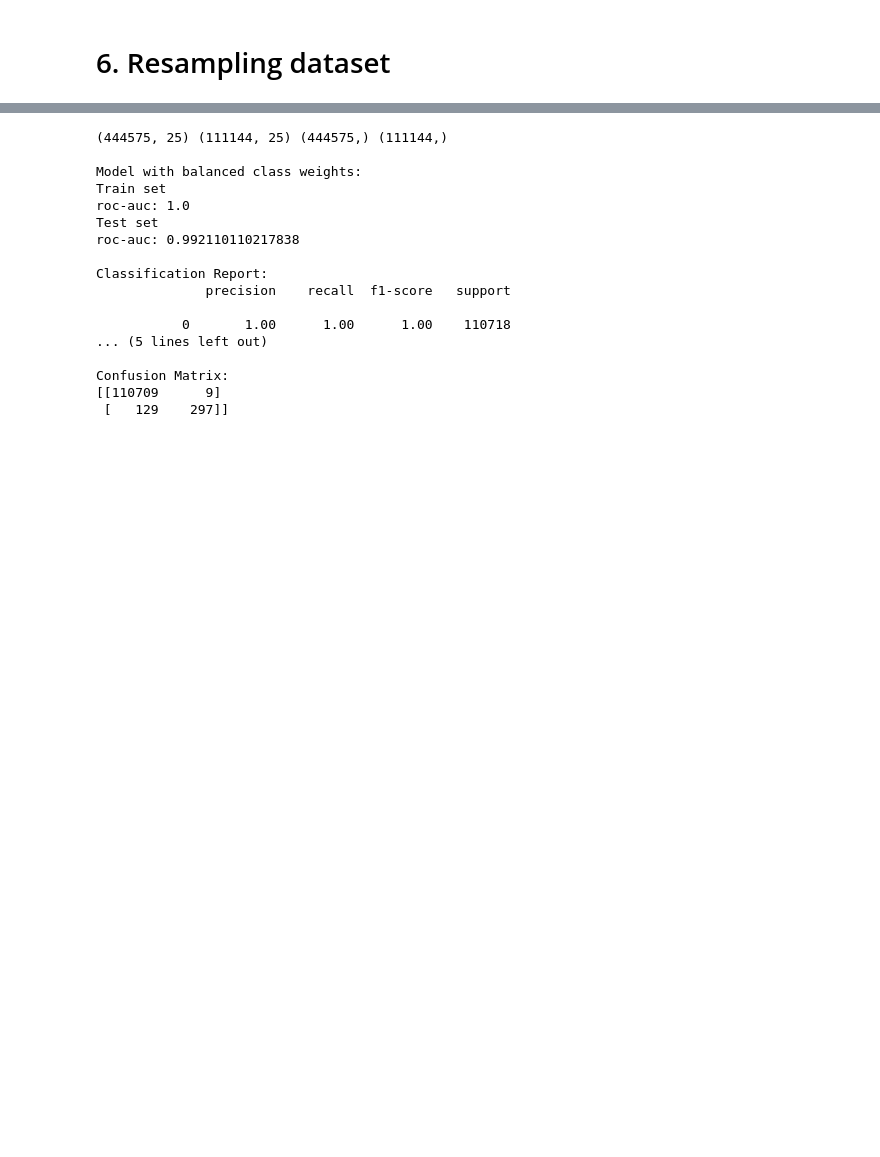
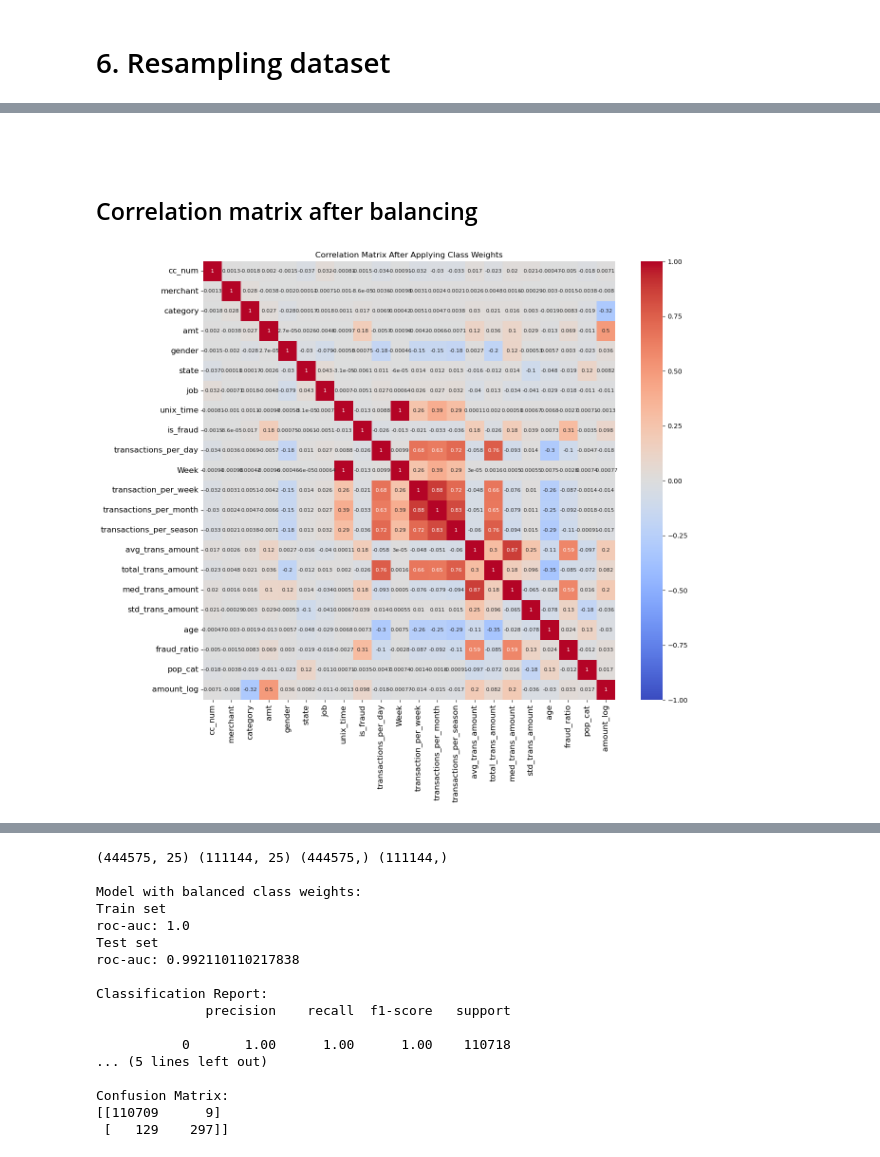
Before and after one commit to SSIN0045/TechnologyInnovationProject, a Jupyter notebook: Modelling.ipynb, the cells around one changed output, grey strips where cells are left out. Drawn from its saved outputs; the diff is of its cells as text; code cells hidden in the pictures; blank space fills up the shorter version.

Commit message:
This is the latest version for modelling.

```diff
--- a/Modelling.ipynb
+++ b/Modelling.ipynb
@@ -453,3 +636,43 @@ memory usage: 100.2 MB
+# %% [markdown]
+###
+# %% [markdown]
+## Correlation matrix after balancing
+# %%
+from sklearn.utils import class_weight
+import numpy as np
+import pandas as pd
+import seaborn as sns
+import matplotlib.pyplot as plt
+
+# Assuming df is your original DataFrame
+# Convert 'amt' to numeric if necessary
+df['amt'] = pd.to_numeric(df['amt'], errors='coerce')
+
+# Create new feature based on transaction amounts
+df['amount_log'] = np.log(df['amt'] + 1)
+
+# Calculate class weights
+class_weights = class_weight.compute_class_weight('balanced', classes=np.unique(df['is_fraud']), y=df['is_fraud'])
+class_weights_dict = dict(enumerate(class_weights))
+
+# Optionally, you can use the class weights in your model training process.
+
+# Exclude non-numeric columns for the correlation matrix
+numeric_columns = df.select_dtypes(include=[np.number]).columns
+df_numeric = df[numeric_columns]
+
+# Calculate correlation matrix
+corr_matrix = df_numeric.corr()
+
+# Plotting the correlation matrix
+plt.figure(figsize=(14, 12))  # Adjusted size for better visibility
+sns.heatmap(corr_matrix, annot=True, cmap='coolwarm', vmin=-1, vmax=1, annot_kws={"size": 8})  # Adjusted font size
+plt.title('Correlation Matrix After Applying Class Weights', fontsize=12)
+plt.xticks(fontsize=12)  # Adjust x-axis labels font size
+plt.yticks(fontsize=12)  # Adjust y-axis labels font size
+plt.show()
+# %% [output]
+[figure, added]
 # %%
 from sklearn.model_selection import train_test_split
 from sklearn.linear_model import LogisticRegression
```
Also changed, not shown: parts of 19 cells of this notebook, 1 other file.
